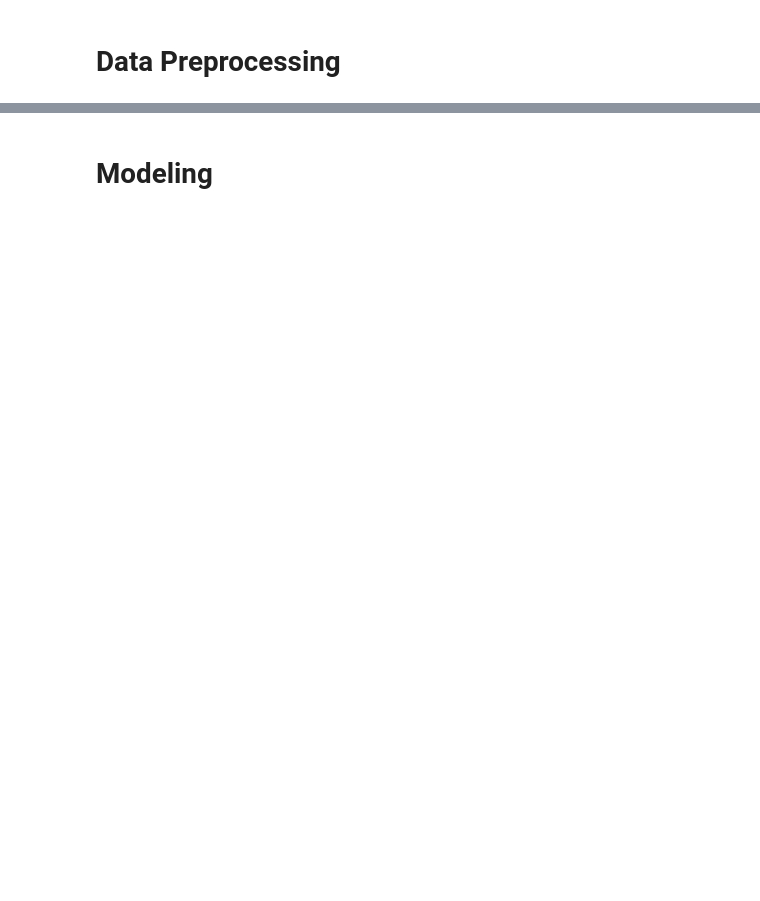
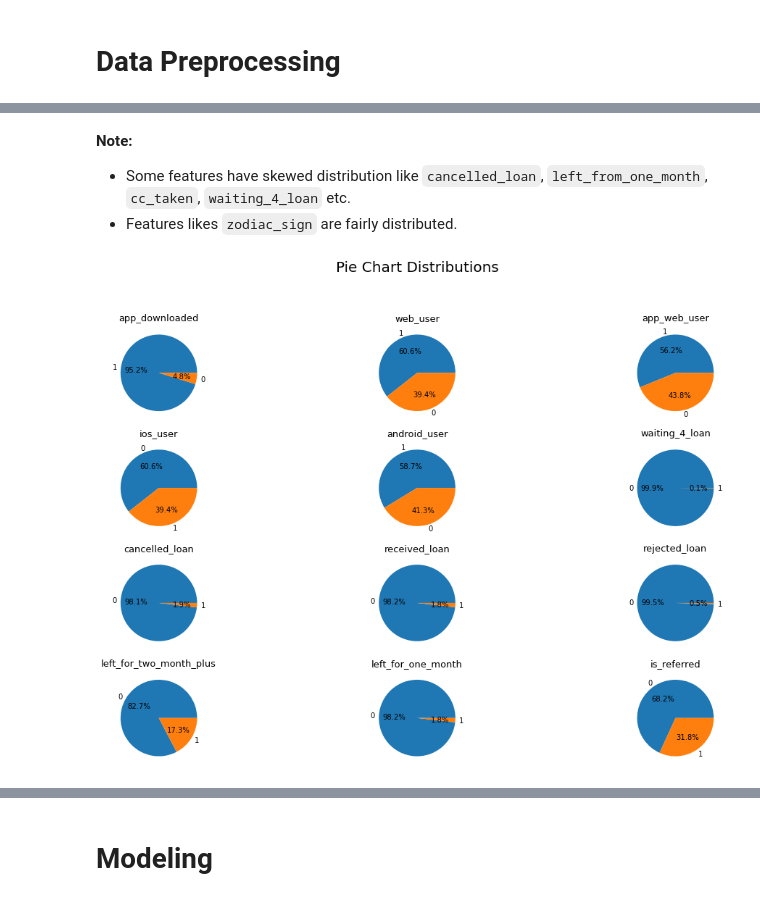
Before and after one commit to nityansuman/machine-learning-porch, a Jupyter notebook: analytics/churn-prediction-through-usage-analysis.ipynb, the cells around one changed output, grey strips where cells are left out. Drawn from its saved outputs; the diff is of its cells as text; code cells hidden in the pictures; blank space fills up the shorter version.

```diff
--- a/analytics/churn-prediction-through-usage-analysis.ipynb
+++ b/analytics/churn-prediction-through-usage-analysis.ipynb
@@ -207,0 +142,32 @@ dtype: object
+# %% [markdown]
+**Note:**
+
+- Some features have skewed distribution like `cancelled_loan`, `left_from_one_month`, `cc_taken`, `waiting_4_loan` etc.
+- Features likes `zodiac_sign` are fairly distributed.
+# %%
+# Plot only binary features - check prevalence
+binary_columns = [col for col in dataset.columns if len(dataset[col].unique()) == 2 and col not in ["user", "churn"]]
+
+dataset3 = dataset[binary_columns]
+
+fig = plt.figure(figsize=(15, 15))
+plt.suptitle("Pie Chart Distributions", fontsize=20)
+
+# Iteratively plot piecharts
+for i in range(1, dataset3.shape[1] + 1):
+    # Set subplot
+    plt.subplot(6, 3, i)
+
+    # Get axes and set metadata
+    f = plt.gca()
+    f.set_title(dataset3.columns.values[i - 1], fontsize=13)
+
+    # Plot
+    values = dataset3.iloc[:, i - 1].value_counts(normalize=True).values
+    index = dataset3.iloc[:, i - 1].value_counts(normalize=True).index
+    plt.pie(values, labels=index, autopct="%1.1f%%")
+
+# Adjust padding
+fig.tight_layout(rect=[0, 0.03, 1, 0.95])
+# %% [output]
+[figure, added]
```
Also changed, not shown: parts of 45 cells of this notebook.
